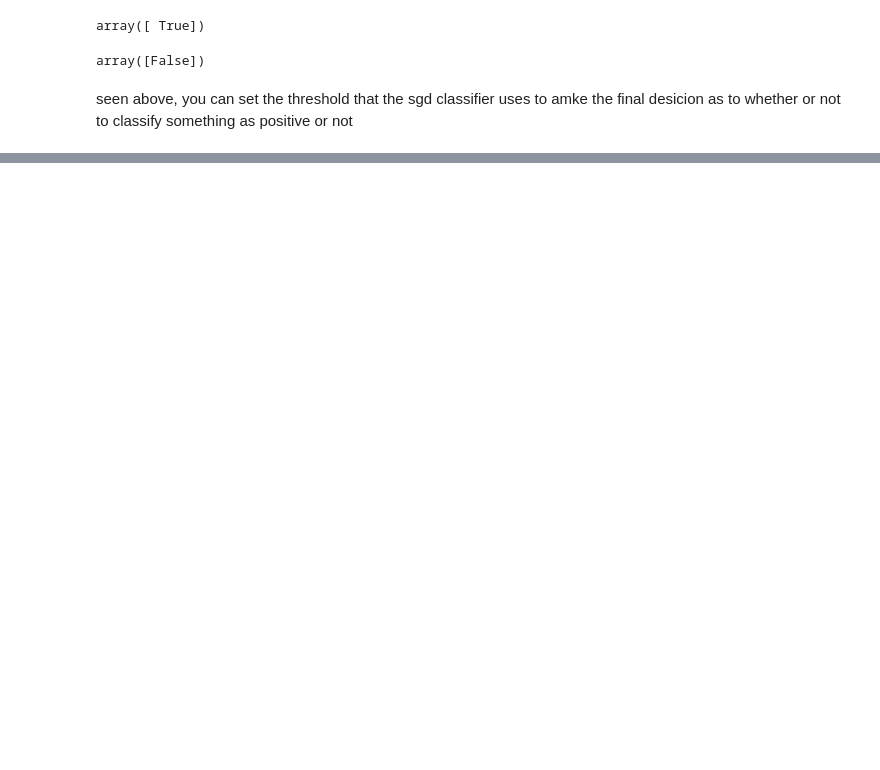
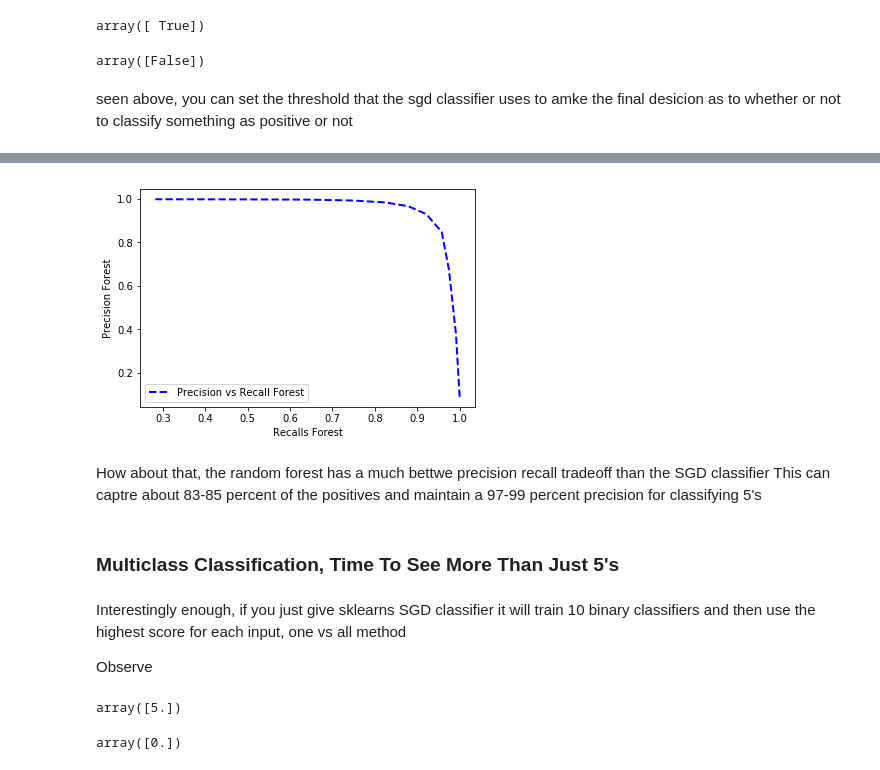
Before and after one commit to mdigreg2/DataScience, a Jupyter notebook: ml/MNIST_ML.ipynb, the cells around one changed output, grey strips where cells are left out. Cells and saved outputs as stored; diff of their text form; code cells hidden in the pictures; blank space fills up the shorter version.

```diff
--- a/ml/MNIST_ML.ipynb
+++ b/ml/MNIST_ML.ipynb
@@ -261,0 +332,27 @@ pt.show()
+# %%
+pt.plot(recalls_forest[:-1],precisions_forest[:-1], 'b--',linewidth=2, label="Precision vs Recall Forest")
+pt.xlabel("Recalls Forest")
+pt.ylabel("Precision Forest")
+pt.legend(loc='lower left')
+pt.show()
+# %% [output]
+[figure, added]
+# %% [markdown]
+How about that, the random forest has a much bettwe precision recall tradeoff than the SGD classifier
+This can captre about 83-85 percent of the positives and maintain a 97-99 percent precision for
+classifying 5's
+# %% [markdown]
+<h3>Multiclass Classification, Time To See More Than Just 5's</h3>
+# %% [markdown]
+Interestingly enough, if you just give sklearns SGD classifier it will train 10 binary classifiers and then use the highest score for each input, one vs all method
+
+Observe
+# %%
+sgd_clf.fit(X_train, y_train)
+sgd_clf.predict([a_digit])
+# %% [output]
+array([5.])
+# %%
+sgd_clf.predict([a_digit_2])
+# %% [output]
+array([0.])
```
Also changed, not shown: parts of 39 cells of this notebook.
